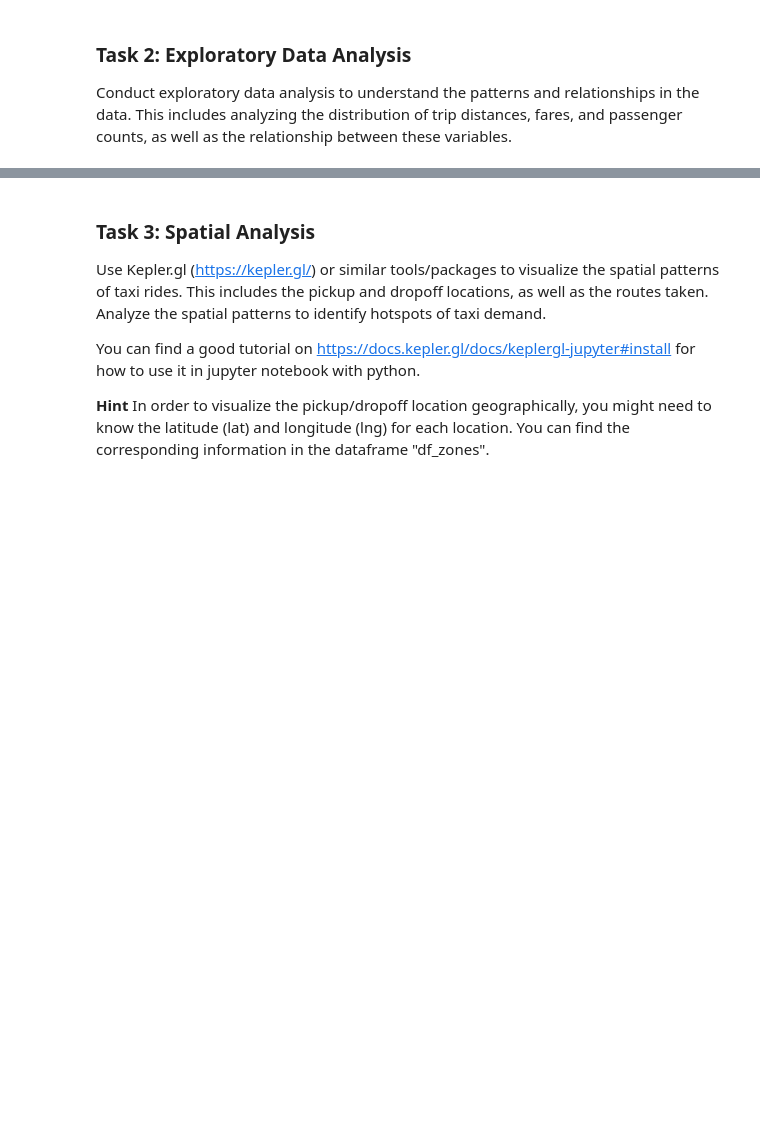
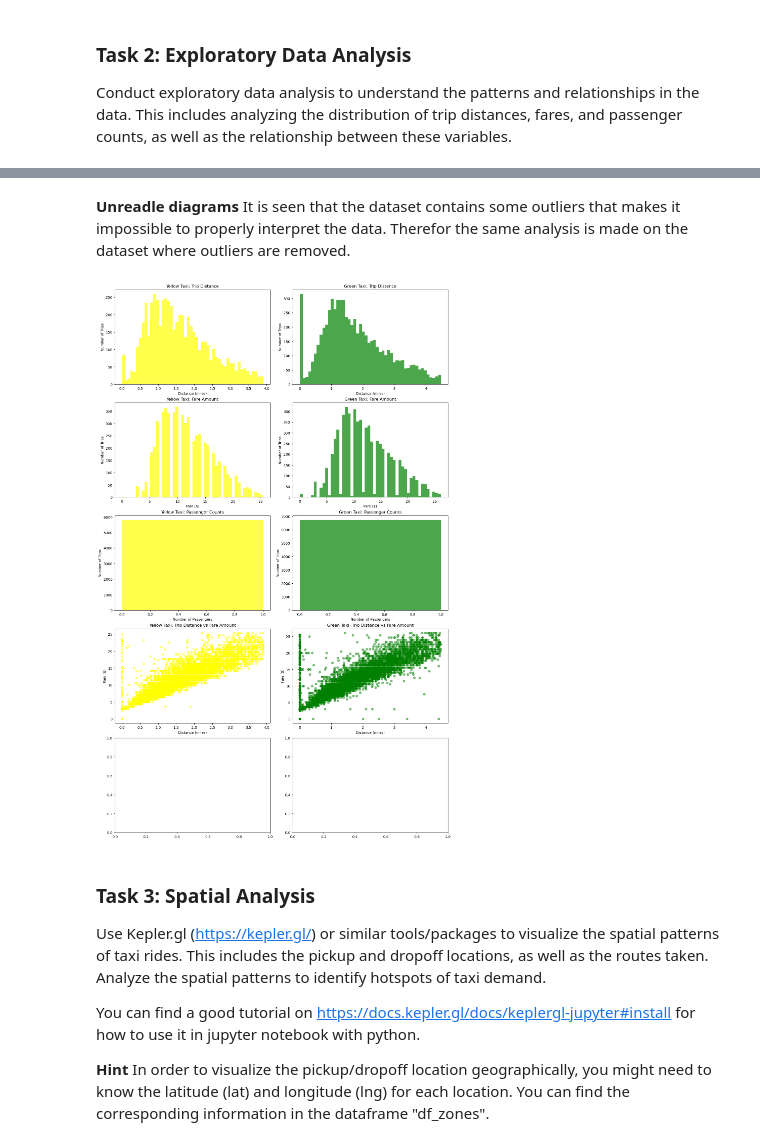
Before and after one commit to DenizIsikli/62444-DataVisualization-Analysis, a Jupyter notebook: 4_temporal_spatial_data_analysis.ipynb, the cells around one changed output, grey strips where cells are left out. Cells and saved outputs as stored; diff of their text form; code cells hidden in the pictures; blank space fills up the shorter version.

```diff
--- a/4_temporal_spatial_data_analysis.ipynb
+++ b/4_temporal_spatial_data_analysis.ipynb
@@ -133,3 +150,75 @@ plt.show()
+# %% [markdown]
+**Unreadle diagrams**
+It is seen that the dataset contains some outliers that makes it impossible to properly interpret the data. Therefor the same analysis is made on the dataset where outliers are removed.
+# %%
+import pandas as pd
+import matplotlib.pyplot as plt
+
+# Function to remove outliers based on the IQR method for a given column
+def remove_outliers(df, column):
+    Q1 = df[column].quantile(0.25)
+    Q3 = df[column].quantile(0.75)
+    IQR = Q3 - Q1
+    lower_bound = Q1 - 1.5 * IQR
+    upper_bound = Q3 + 1.5 * IQR
+    return df[(df[column] >= lower_bound) & (df[column] <= upper_bound)]
+
+# Remove outliers from both dataframes for all specified columns
+columns_to_clean = ['trip_distance', 'fare_amount', 'passenger_count']
+for column in columns_to_clean:
+    df_yellow = remove_outliers(df_yellow, column)
+    df_green = remove_outliers(df_green, column)
+
+# Set up the matplotlib figure and axes for histograms, scatter plots, and box plots
+fig, axes = plt.subplots(nrows=5, ncols=2, figsize=(14, 22), constrained_layout=True)
+
+# Histograms for trip distances
+axes[0, 0].hist(df_yellow['trip_distance'], bins=50, color='yellow', alpha=0.7)
+axes[0, 0].set_title('Yellow Taxi: Trip Distance')
+axes[0, 0].set_xlabel('Distance (miles)')
+axes[0, 0].set_ylabel('Number of Trips')
+
+axes[0, 1].hist(df_green['trip_distance'], bins=50, color='green', alpha=0.7)
+axes[0, 1].set_title('Green Taxi: Trip Distance')
+axes[0, 1].set_xlabel('Distance (miles)')
+axes[0, 1].set_ylabel('Number of Trips')
+
+# Histograms for fare amounts
+axes[1, 0].hist(df_yellow['fare_amount'], bins=50, color='yellow', alpha=0.7)
+axes[1, 0].set_title('Yellow Taxi: Fare Amount')
+axes[1, 0].set_xlabel('Fare ($)')
+axes[1, 0].set_ylabel('Number of Trips')
+
+axes[1, 1].hist(df_green['fare_amount'], bins=50, color='green', alpha=0.7)
+axes[1, 1].set_title('Green Taxi: Fare Amount')
+axes[1, 1].set_xlabel('Fare ($)')
+axes[1, 1].set_ylabel('Number of Trips')
+
+# Histograms for passenger counts
+axes[2, 0].hist(df_yellow['passenger_count'], bins=range(int(df_yellow['passenger_count'].max()) + 1), color='yellow', alpha=0.7)
+axes[2, 0].set_title('Yellow Taxi: Passenger Counts')
+axes[2, 0].set_xlabel('Number of Passengers')
+axes[2, 0].set_ylabel('Number of Trips')
+
+axes[2, 1].hist(df_green['passenger_count'], bins=range(int(df_green['passenger_count'].max()) + 1), color='green', alpha=0.7)
+axes[2, 1].set_title('Green Taxi: Passenger Counts')
+axes[2, 1].set_xlabel('Number of Passengers')
+axes[2, 1].set_ylabel('Number of Trips')
+
+# Scatter plot of trip distance vs fare amount
+axes[3, 0].scatter(df_yellow['trip_distance'], df_yellow['fare_amount'], alpha=0.5, color='yellow')
+axes[3, 0].set_title('Yellow Taxi: Trip Distance vs Fare Amount')
+axes[3, 0].set_xlabel('Distance (miles)')
+axes[3, 0].set_ylabel('Fare ($)')
+
+axes[3, 1].scatter(df_green['trip_distance'], df_green['fare_amount'], alpha=0.5, color='green')
+axes[3, 1].set_title('Green Taxi: Trip Distance vs Fare Amount')
+axes[3, 1].set_xlabel('Distance (miles)')
+axes[3, 1].set_ylabel('Fare ($)')
+
+plt.show()
+# %% [output]
+[figure, added]
 # %% [markdown]
 ### Task 3: Spatial Analysis
 Use Kepler.gl (https://kepler.gl/) or similar tools/packages to visualize the spatial patterns of taxi rides. This includes the pickup and dropoff locations, as well as the routes taken. Analyze the spatial patterns to identify hotspots of taxi demand.
```
Also changed, not shown: parts of 1 cell of this notebook.
